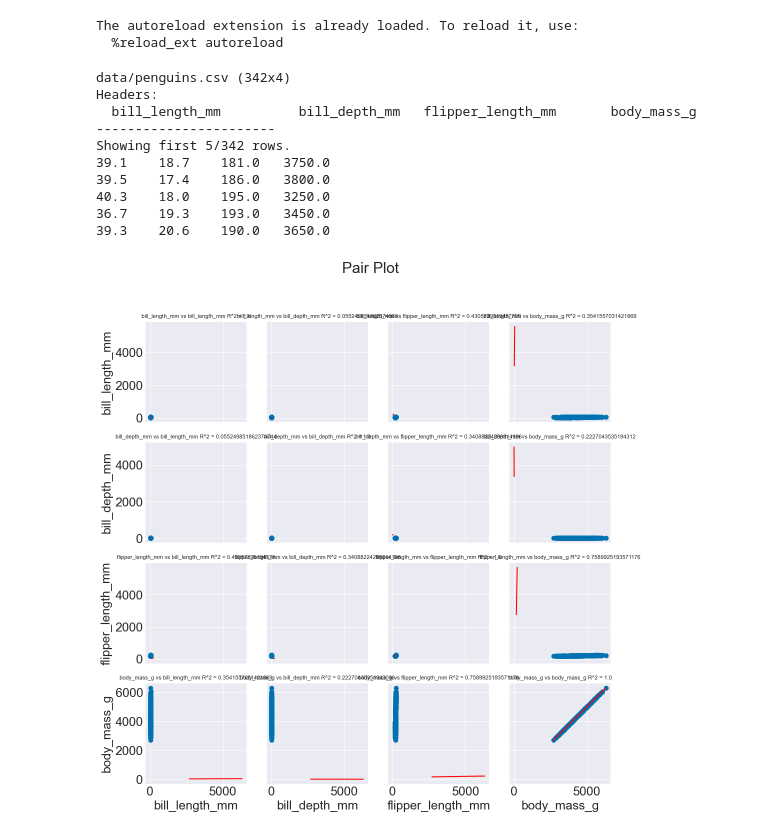
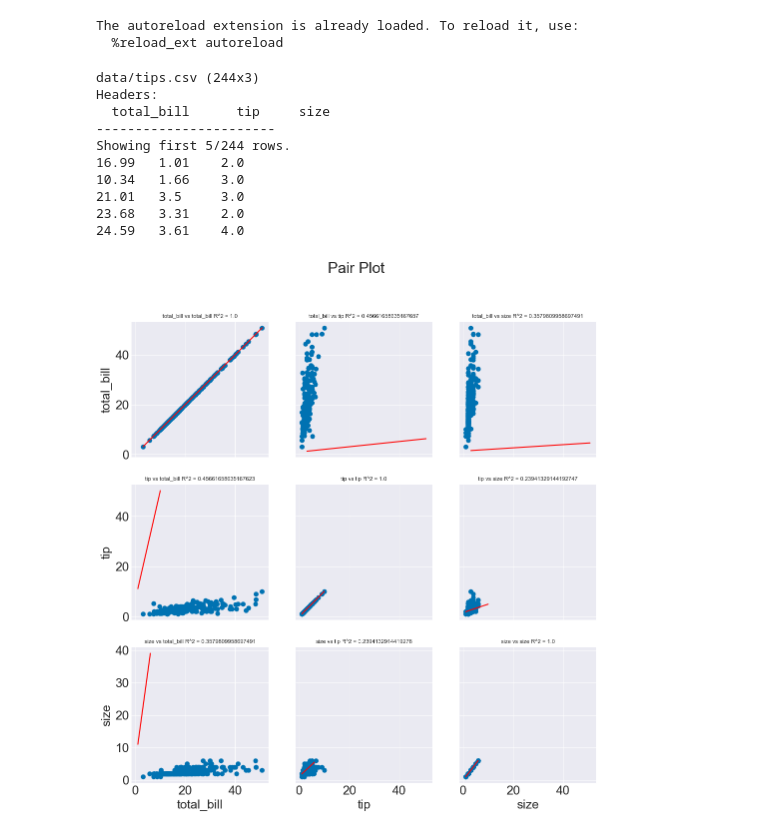
Before and after one commit to Chandrachud-2003/Chandras251Projects, a Jupyter notebook: Project3Final/extension-1-own-data.ipynb, the cells around one changed output. Cells and saved outputs as stored; diff of their text form; code cells hidden in the pictures.

```diff
--- a/Project3Final/extension-1-own-data.ipynb
+++ b/Project3Final/extension-1-own-data.ipynb
@@ -26,21 +26,21 @@ The autoreload extension is already loaded. To reload it, use:
   %reload_ext autoreload
 # %%
 # Importing the data
-penguins_filename = 'data/penguins.csv'
-penguins_data = Data(penguins_filename)
+tips_filename = 'data/tips.csv'
+tips_data = Data(tips_filename)
 # Printing the data
-print(penguins_data)
+print(tips_data)
 
 # Create a linear regression model
-penguins_reg = LinearRegression(penguins_data)
+tips_reg = LinearRegression(tips_data)
 # %% [output]
-data/penguins.csv (342x4)
+data/tips.csv (244x3)
 Headers:
-  bill_length_mm          bill_depth_mm   flipper_length_mm       body_mass_g
+  total_bill      tip     size
 -----------------------
-Showing first 5/342 rows.
-39.1    18.7    181.0   3750.0
-39.5    17.4    186.0   3800.0
-40.3    18.0    195.0   3250.0
-36.7    19.3    193.0   3450.0
-39.3    20.6    190.0   3650.0
+Showing first 5/244 rows.
+16.99   1.01    2.0
+10.34   1.66    3.0
+21.01   3.5     3.0
+23.68   3.31    2.0
+24.59   3.61    4.0
@@ -50,7 +47,7 @@ penguins_reg.linear_regression(['bill_length_mm', 'bill_depth_mm', 'flipper_leng
 # %%
 # Plotting pairplot without the histograms on the diagonal
-penguins_reg.pair_plot(penguins_data.get_headers(), hists_on_diag = False)
+tips_reg.pair_plot(tips_data.get_headers(), hists_on_diag = False)
 # %% [output]
-[figure, old version]
+[figure, new version]
 # %%
 # Plotting pairplot with the histograms on the diagonal
```
Also changed, not shown: parts of 16 cells of this notebook, 8 other files.
